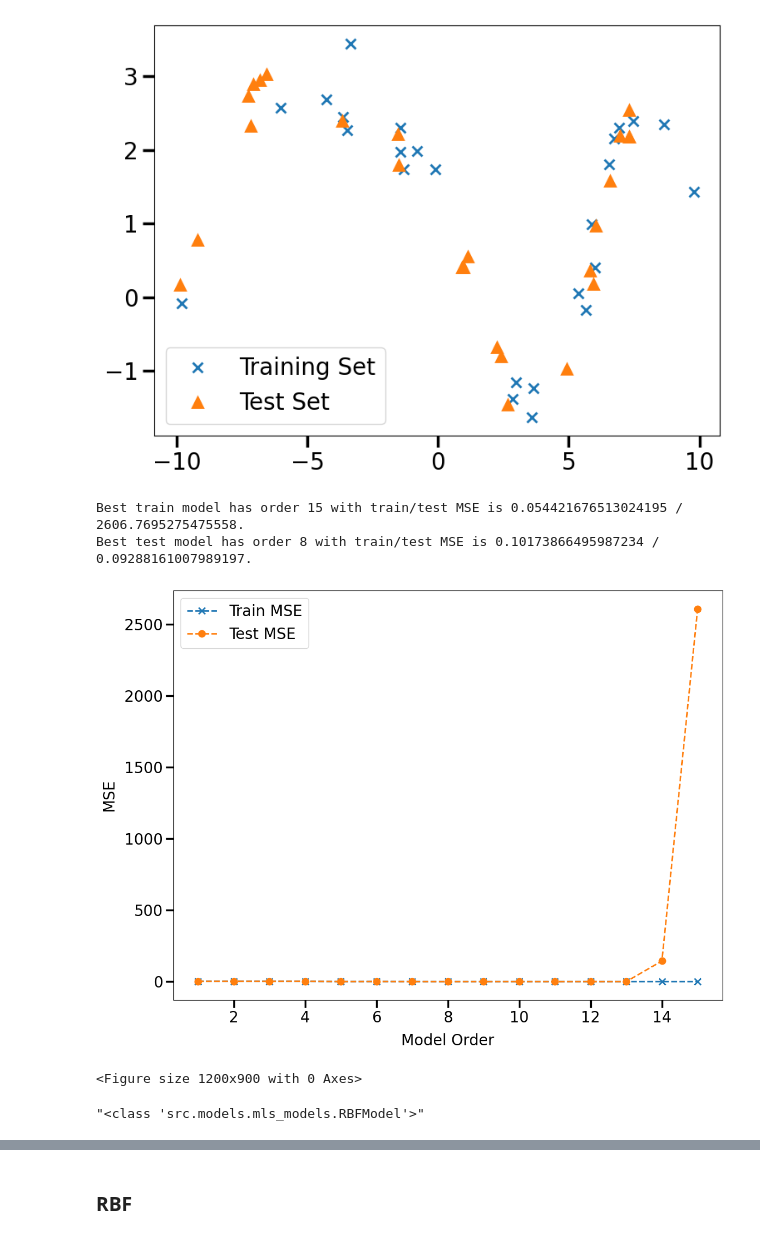
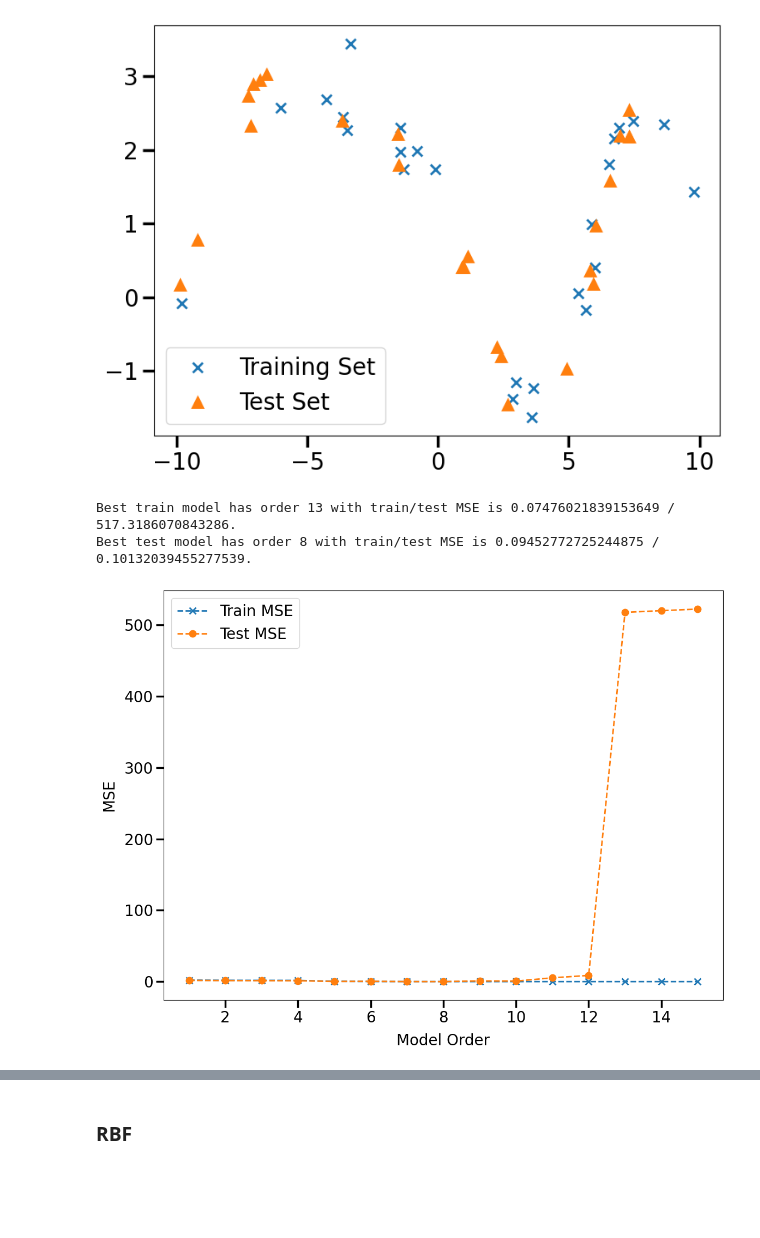
Before and after one commit to Roecker1/nlsp_ue, a Jupyter notebook: notebooks/assignments/1-1-system-identification.ipynb, the cells around one changed output, grey strips where cells are left out. Saved outputs shown, nothing was run; the diff lists cells and outputs as text; code cells hidden in the pictures; blank space fills up the shorter version.

```diff
--- a/notebooks/assignments/1-1-system-identification.ipynb
+++ b/notebooks/assignments/1-1-system-identification.ipynb
@@ -50,38 +52,34 @@ Number of test samples is 25.
 [figure]
 # %%
 max_order = 15
-model_class = RBFModel
+ls = 100
+# model_class = PolynomialModel
+model_class = partial(RBFModel, lengthscale=ls)
 
 train_mse_list = []
 test_mse_list = []
 for order in range(1, max_order+1):
     model = model_class(order)
     train_mse_list.append(model.fit(x_train, y_train))
     test_mse = np.mean((model.predict(x_test) - y_test)**2)
     test_mse_list.append(test_mse)
 
 best_train_order = np.argmin(np.array(train_mse_list)) + 1
 print(f'Best train model has order {best_train_order} with train/test MSE is {train_mse_list[best_train_order-1]} / {test_mse_list[best_train_order-1]}.')
 
 best_test_order = np.argmin(np.array(test_mse_list)) + 1
 print(f'Best test model has order {best_test_order} with train/test MSE is {train_mse_list[best_test_order-1]} / {test_mse_list[best_test_order-1]}.')
 
 plt.close('all')
 plt.figure()
 plt.plot(list(range(1,max_order+1)), train_mse_list, 'x--', label='Train MSE')
 plt.plot(list(range(1,max_order+1)), test_mse_list, 'o--', label='Test MSE')
 plt.legend()
 plt.xlabel('Model Order')
 plt.ylabel('MSE')
 plt.tight_layout()
-plt.show()
-plt.savefig(f"{str(model)}_mse_order_{max_order}.png", format='png')
+plt.savefig(f"{str(model)}_mse_order_{max_order}{f'_lengthscale_{ls}' if str(model) == 'RBFModel' else ''}.png", format='png')
 # %% [output]
-Best train model has order 15 with train/test MSE is 0.054421676513024195 / 2606.7695275475558.
-Best test model has order 8 with train/test MSE is 0.10173866495987234 / 0.09288161007989197.
+Best train model has order 13 with train/test MSE is 0.07476021839153649 / 517.3186070843286.
+Best test model has order 8 with train/test MSE is 0.09452772725244875 / 0.10132039455277539.
-[figure, old version]
+[figure, new version]
-<Figure size 1200x900 with 0 Axes>
-# %%
-str(model_class)
-# %% [output]
-"<class 'src.models.mls_models.RBFModel'>"
```
Also changed, not shown: parts of 18 cells of this notebook, 19 other files.
